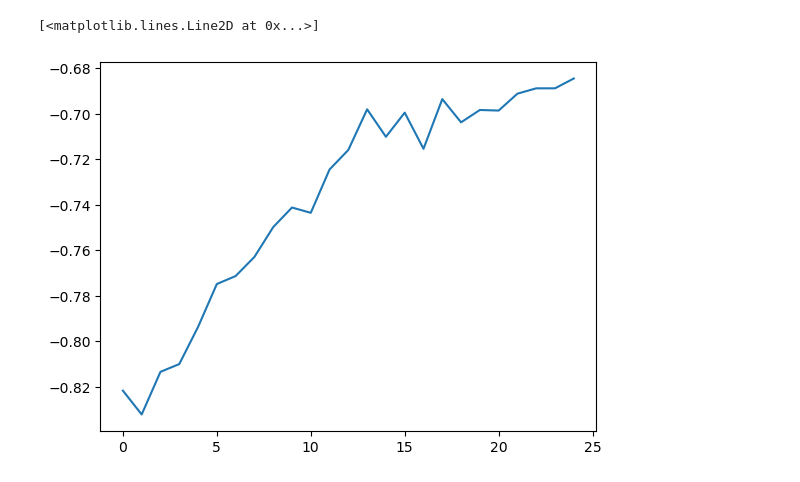
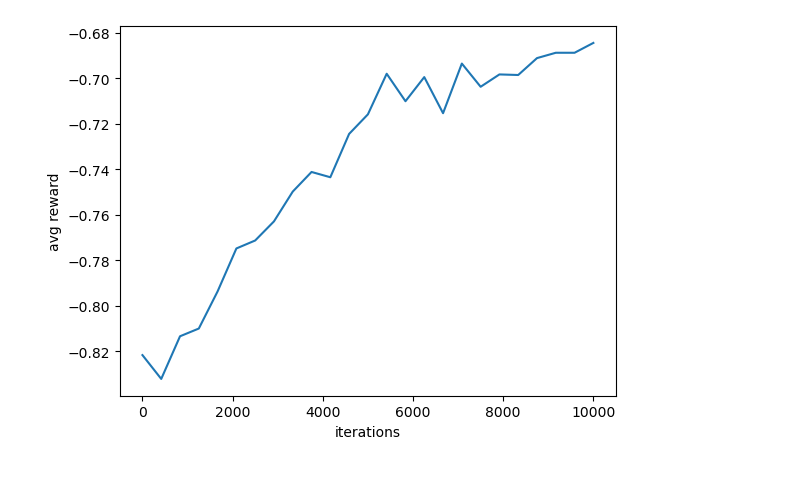
Before and after one commit to AlbertoSinigaglia/snake-reinforcement-learning, a Jupyter notebook: snake.ipynb, the cells around one changed output. Drawn from its saved outputs; the diff is of its cells as text; code cells hidden in the pictures.

Commit message:
added labels to plot

```diff
--- a/snake.ipynb
+++ b/snake.ipynb
@@ -192,10 +192,11 @@ for iter in trange(10000):
         env_ = Environment(1000, BOARD_SIZE)
 # %%
 %matplotlib inline
-plt.plot(np.array(avg_rewards).reshape((-1,400)).mean(axis=-1))
+plt.plot(np.linspace(0, len(avg_rewards), len(avg_rewards)//400), np.array(avg_rewards).reshape((-1,400)).mean(axis=-1))
+_ = plt.xlabel("iterations")
+_ = plt.ylabel("avg reward")
 # %% [output]
-[<matplotlib.lines.Line2D at 0x...>]
-[figure, old version]
+[figure, new version]
 # %%
 value.save_weights("models/3x3/value")
 # %%
```
